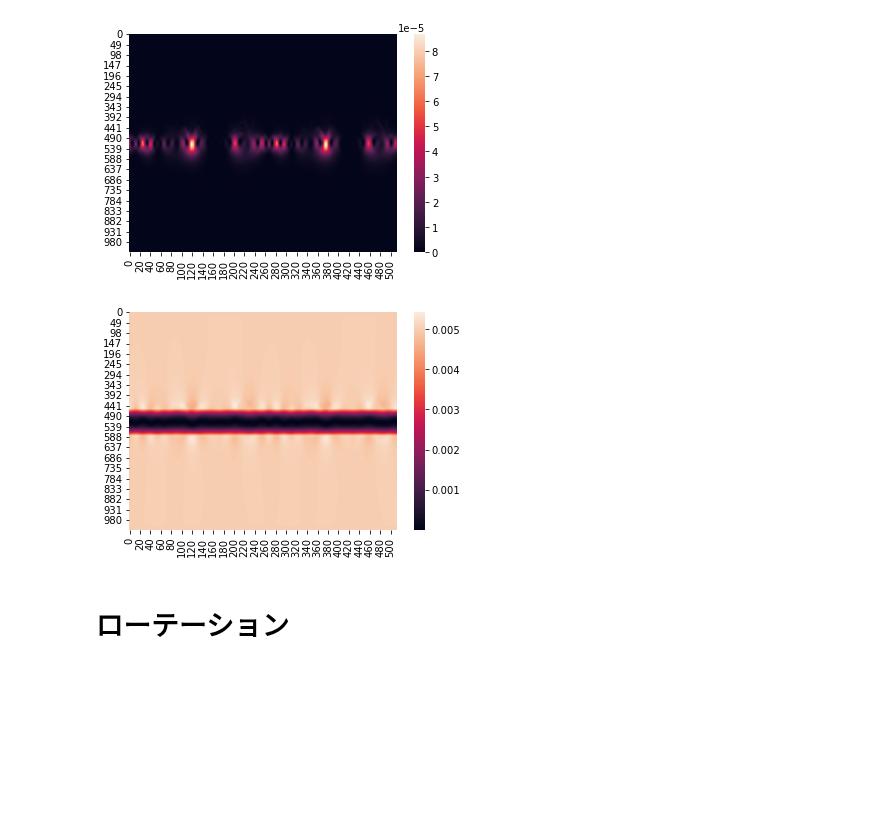
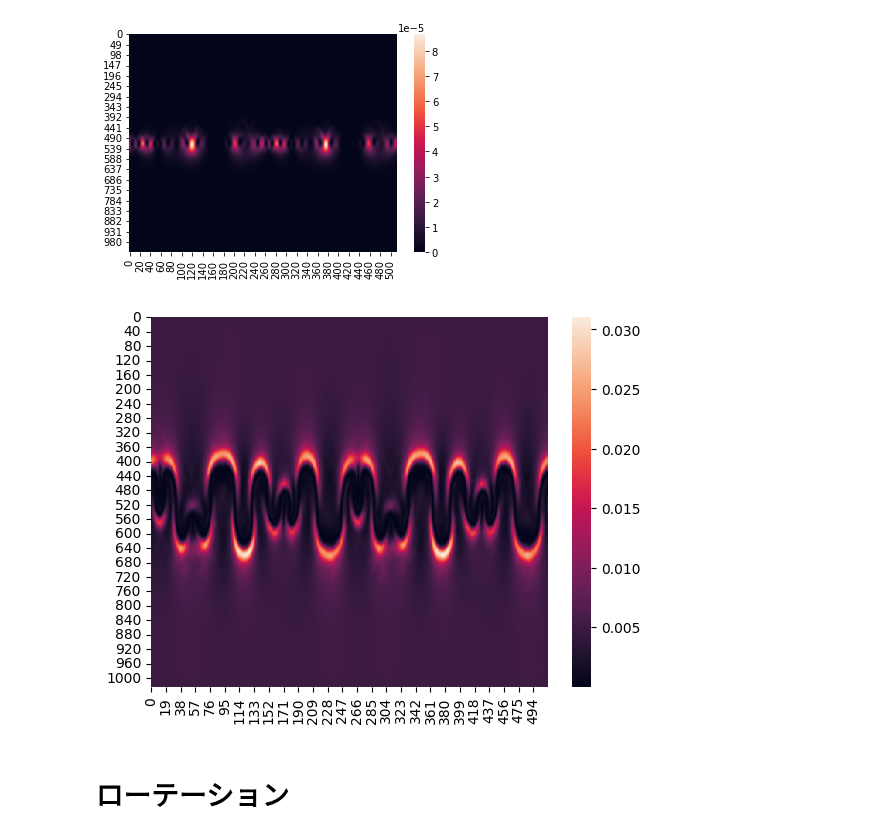
Before and after one commit to koki-mus/research, a Jupyter notebook: src/visualize.ipynb, the cells around one changed output. Saved outputs shown, nothing was run; the diff lists cells and outputs as text; code cells hidden in the pictures; blank space fills up the shorter version.

```diff
--- a/src/visualize.ipynb
+++ b/src/visualize.ipynb
@@ -101,11 +101,11 @@ def stream_plt(X, Y, compress=0):
     # mf.show(rot,bar_range=[-0.05,0.05])
     # sns.heatmap(dataY)
     # strm = plt.streamplot(X, Y, u, v, density=[5], color=color, arrowstyle='-', linewidth=1,cmap="rainbow")
-    # strm = plt.streamplot(X, Y, u, v, density=[3], color=rot, arrowstyle='-', linewidth=lw,cmap="rainbow")
+    strm = plt.streamplot(X, Y, u, v, density=[3], color=rot, arrowstyle='-', linewidth=lw,cmap="rainbow")
     # strm = plt.streamplot(X, Y, u, v, density=[0.5], color=rad, arrowstyle='-', linewidth=1,cmap="rainbow", minlength=0.001)
     rad2 = abs(rad - (3.1415927/2))
     # sns.heatmap(rad2, cmap="bone")
-    #strm = plt.streamplot(X, Y, u, v, density=[1,5], color=black, arrowstyle='-|>', linewidth=1)
+    # strm = plt.streamplot(X, Y, u, v, density=[1,5], color=black, arrowstyle='-|>', linewidth=1)
 
     #fig.colorbar(strm.lines)
     # plt.show()
@@ -118,11 +118,8 @@ number =0
 for job in [13]:
     for para in [1]:
         dataX = mf.load(mf.gen_snap_path("magfieldX",para,job), z=3)
-        dataX2 = mf.load(mf.gen_snap_path("magfieldX",para+1,job), z=3)
         dataY = mf.load(mf.gen_snap_path("magfieldY",para,job), z=3)
-        dataY2 = mf.load(mf.gen_snap_path("magfieldY",para+1,job), z=3)
-        dataX = dataX2 - dataX
-        dataY = dataY2 - dataY
+
         plt.clf()
         stream =stream_plt(dataX,dataY)
         plt.savefig(f"{imgout}1111/{number}.png")
@@ -193,14 +196,15 @@ mf.show(energy)
 [figure]
 # %%
 # 磁場について
-
+para = 7
+job =13
 bX = mf.load(mf.gen_snap_path("magfieldX",para,job),z=3)
 bY = mf.load(mf.gen_snap_path("magfieldY",para,job),z=3)
 
 bhoge = (bX**2 + bY**2)/2
 mf.show(bhoge)
 # %% [output]
-[figure, old version]
+[figure, new version]
 # %% [markdown]
 # ローテーション
 # %%
```
Also changed, not shown: parts of 2 cells of this notebook.
